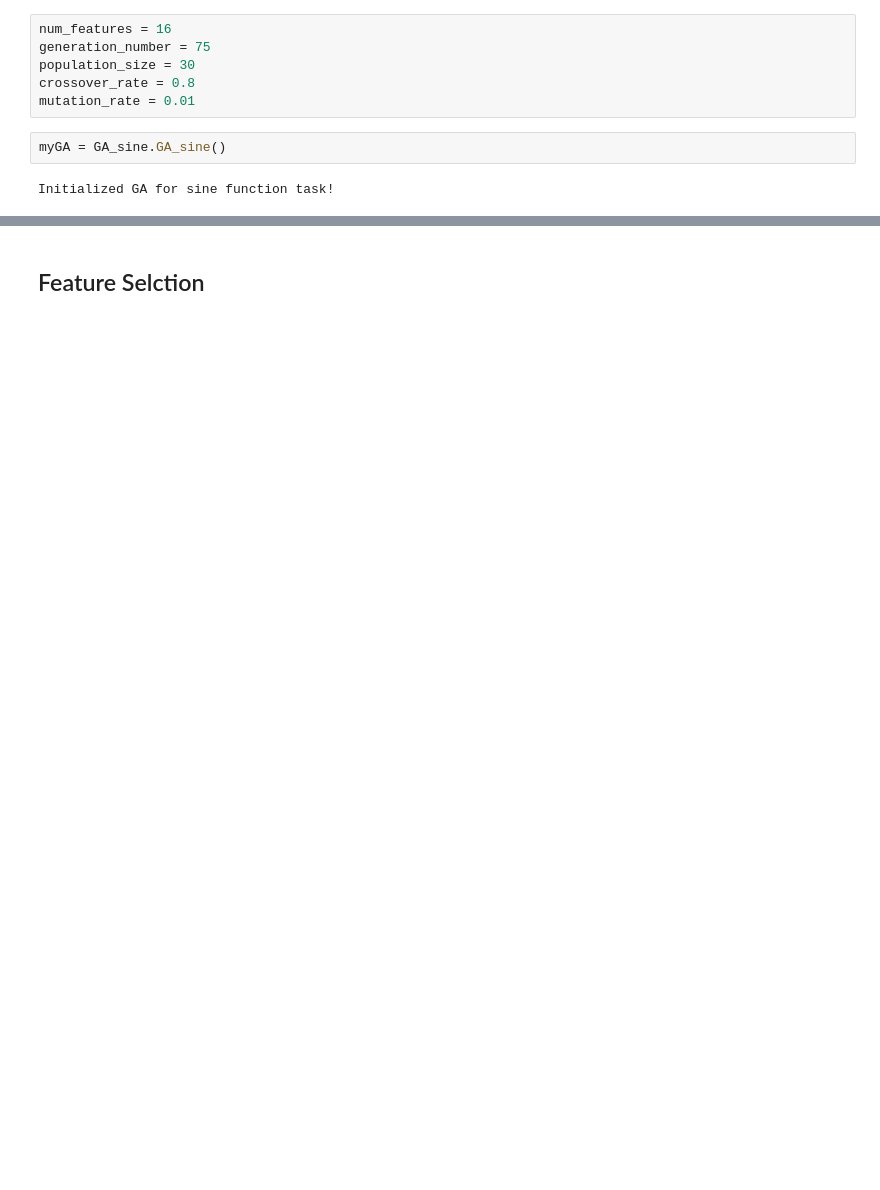
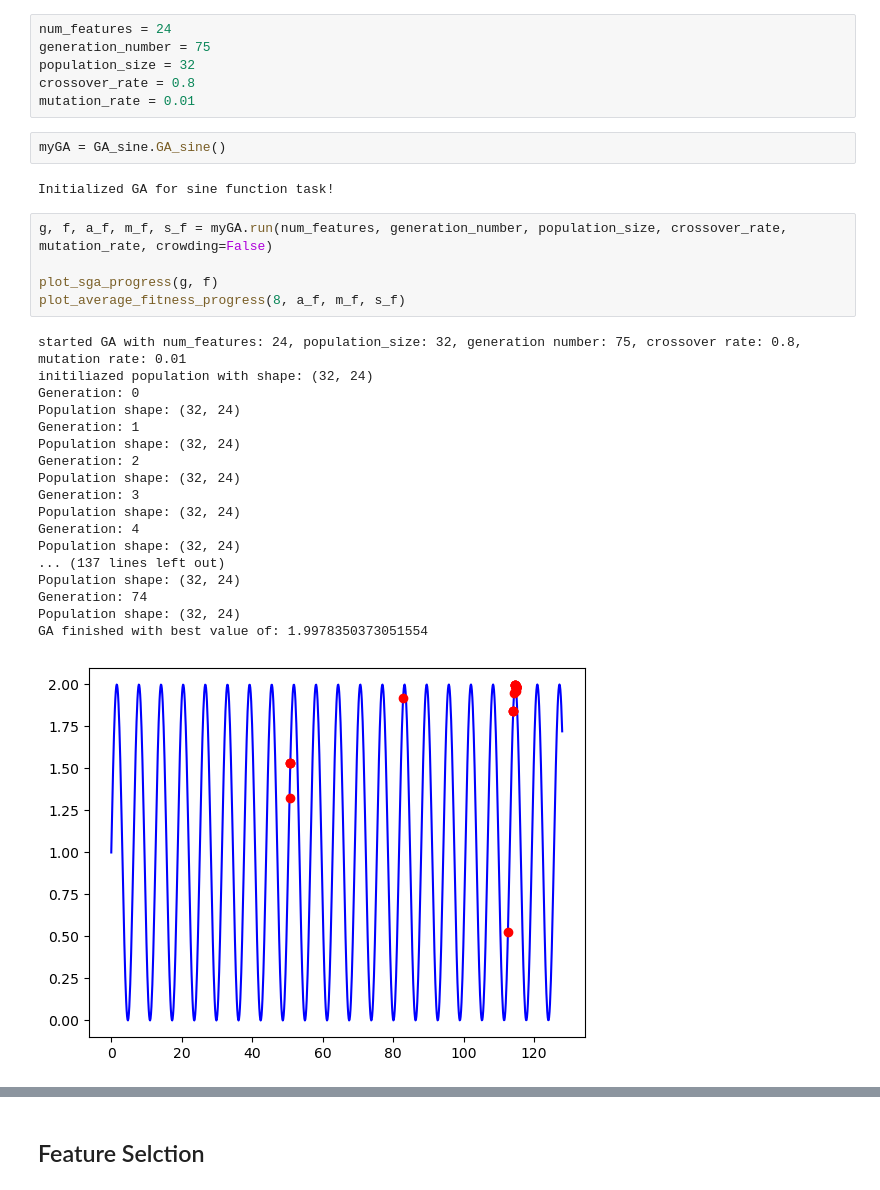
Before and after one commit to TristanWolfram/BioAi_Projects, a Jupyter notebook: Project_1/GA-demo.ipynb, the cells around one changed output, grey strips where cells are left out. Drawn from its saved outputs; the diff is of its cells as text; blank space fills up the shorter version.

```diff
--- a/Project_1/GA-demo.ipynb
+++ b/Project_1/GA-demo.ipynb
@@ -54,10 +56,34 @@ def plot_average_fitness_progress(y_lim, average_fitness, max_fitness, sum_fitne
 # %%
-num_features = 16
+num_features = 24
 generation_number = 75
-population_size = 30
+population_size = 32
 crossover_rate = 0.8
 mutation_rate = 0.01
 # %%
 myGA = GA_sine.GA_sine()
 # %% [output]
 Initialized GA for sine function task!
+# %%
+g, f, a_f, m_f, s_f = myGA.run(num_features, generation_number, population_size, crossover_rate, mutation_rate, crowding=False)
+
+plot_sga_progress(g, f)
+plot_average_fitness_progress(8, a_f, m_f, s_f)
+# %% [output]
+started GA with num_features: 24, population_size: 32, generation number: 75, crossover rate: 0.8, mutation rate: 0.01
+initiliazed population with shape: (32, 24)
+Generation: 0
+Population shape: (32, 24)
+Generation: 1
+Population shape: (32, 24)
+Generation: 2
+Population shape: (32, 24)
+Generation: 3
+Population shape: (32, 24)
+Generation: 4
+Population shape: (32, 24)
+... (137 lines left out)
+Population shape: (32, 24)
+Generation: 74
+Population shape: (32, 24)
+GA finished with best value of: 1.9978350373051554
+[figure, added]
```
Also changed, not shown: parts of 11 cells of this notebook, 5 other files.
